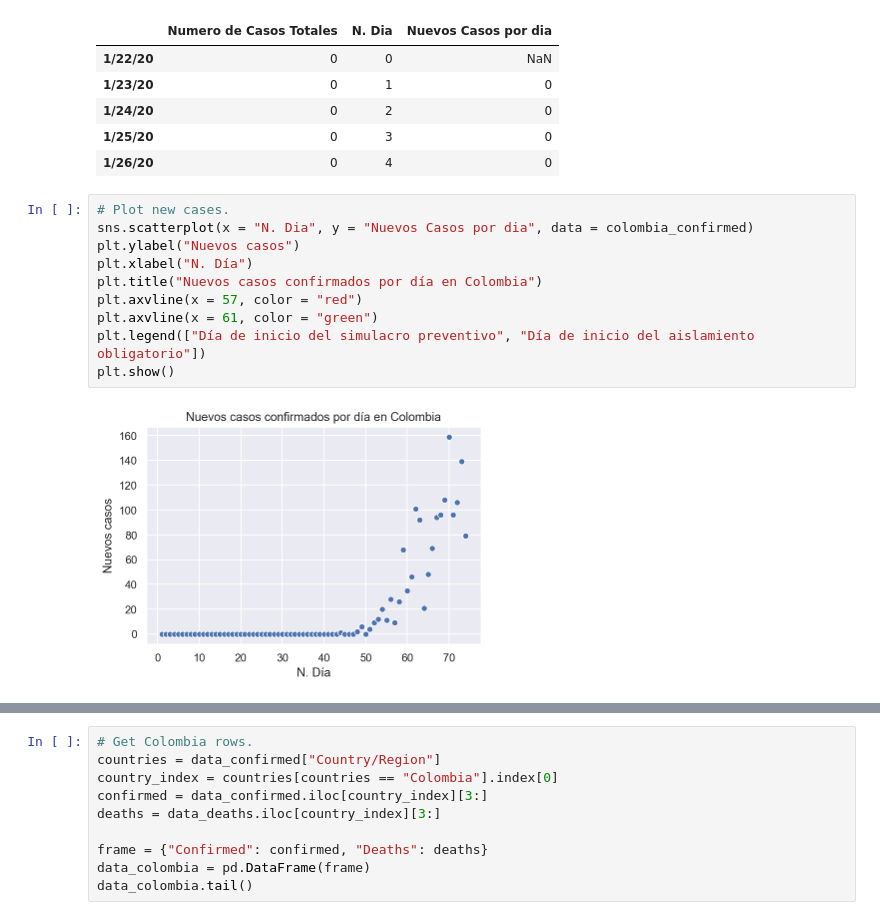
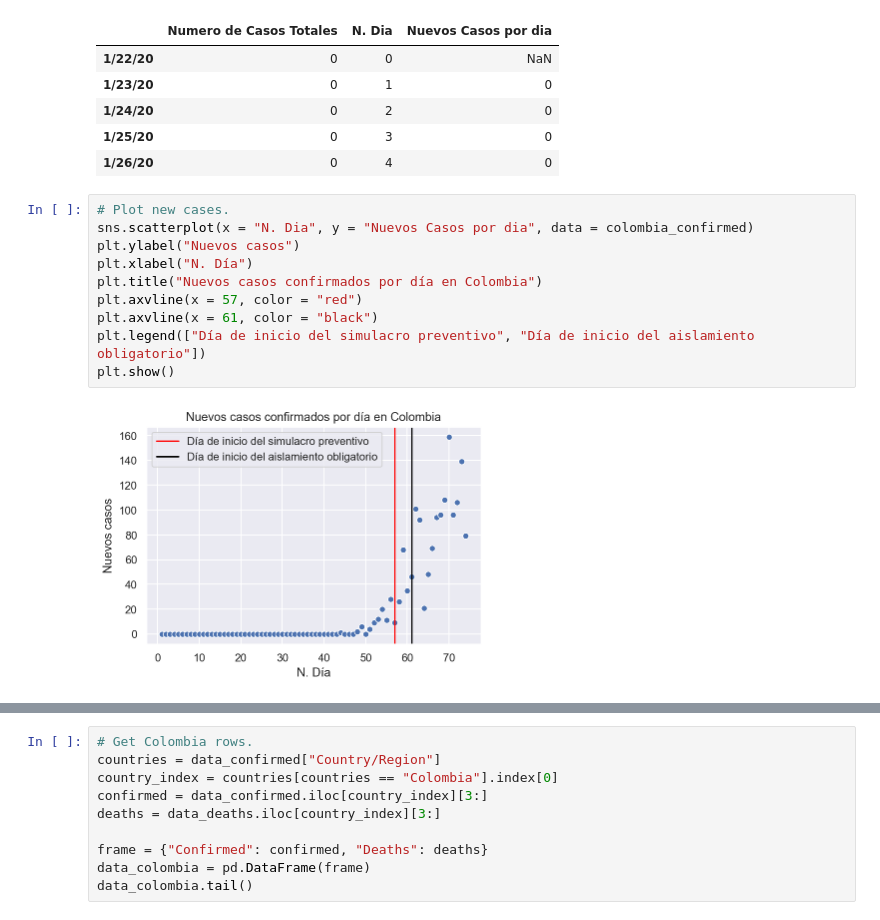
Before and after one commit to AnalytIQs/CoronavirusStatistics, a Jupyter notebook: Coronavirus Statistics.ipynb, the cells around one changed output, grey strips where cells are left out. Saved outputs shown, nothing was run; the diff lists cells and outputs as text.

```diff
--- a/Coronavirus Statistics.ipynb
+++ b/Coronavirus Statistics.ipynb
@@ -478,15 +478,15 @@ colombia_confirmed.head()
 # %%
 # Plot new cases.
 sns.scatterplot(x = "N. Dia", y = "Nuevos Casos por dia", data = colombia_confirmed)
 plt.ylabel("Nuevos casos")
 plt.xlabel("N. Día")
 plt.title("Nuevos casos confirmados por día en Colombia")
 plt.axvline(x = 57, color = "red")
-plt.axvline(x = 61, color = "green")
+plt.axvline(x = 61, color = "black")
 plt.legend(["Día de inicio del simulacro preventivo", "Día de inicio del aislamiento obligatorio"])
 plt.show()
 # %% [output]
-[figure, old version]
+[figure, new version]
 # %%
 # Nuevos casos vs Casos Confirmados por día
 grid = sns.scatterplot(x = "Numero de Casos Totales", y = "Nuevos Casos por dia", data = colombia_confirmed)
```
Also changed, not shown: parts of 1 cell of this notebook.
